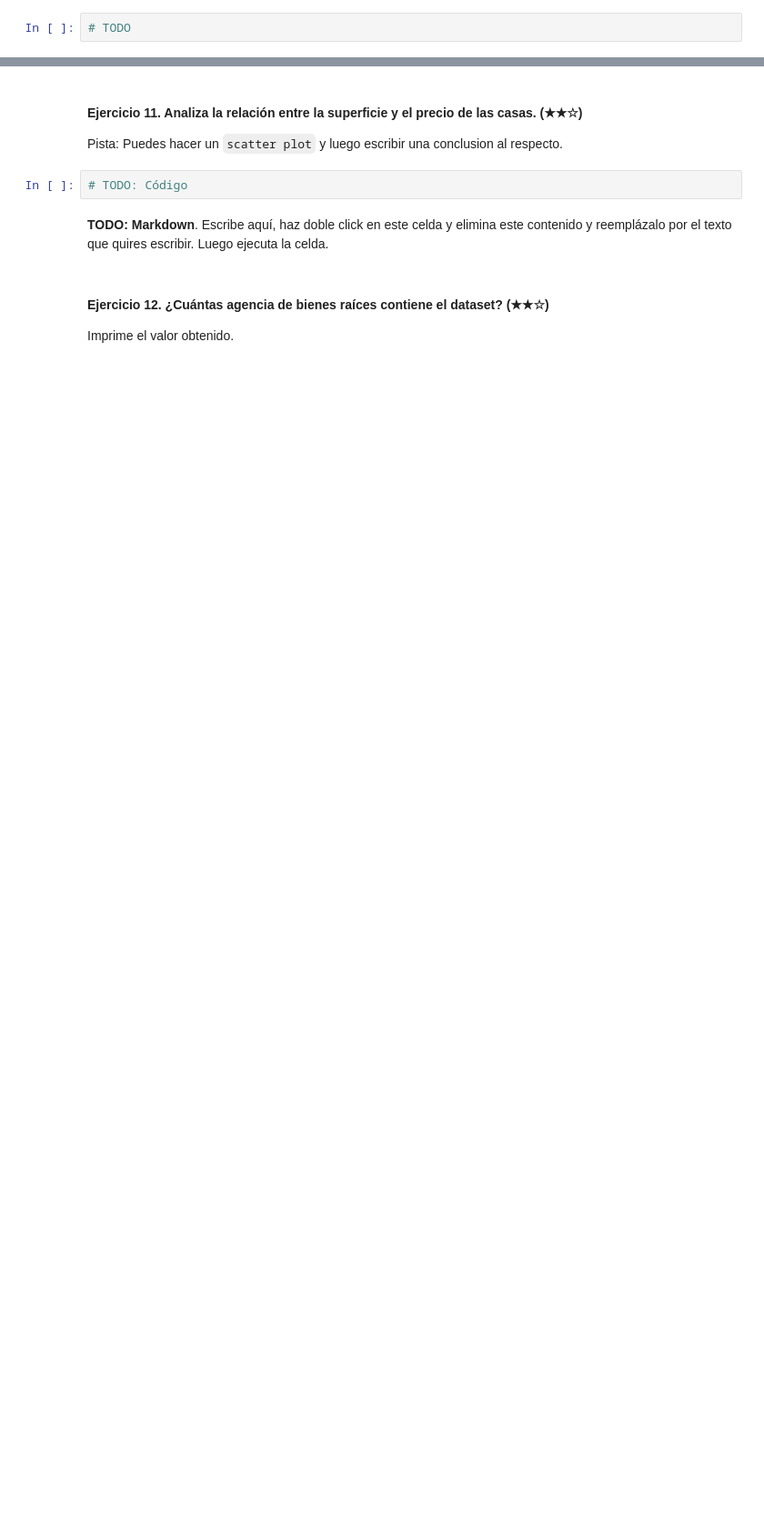
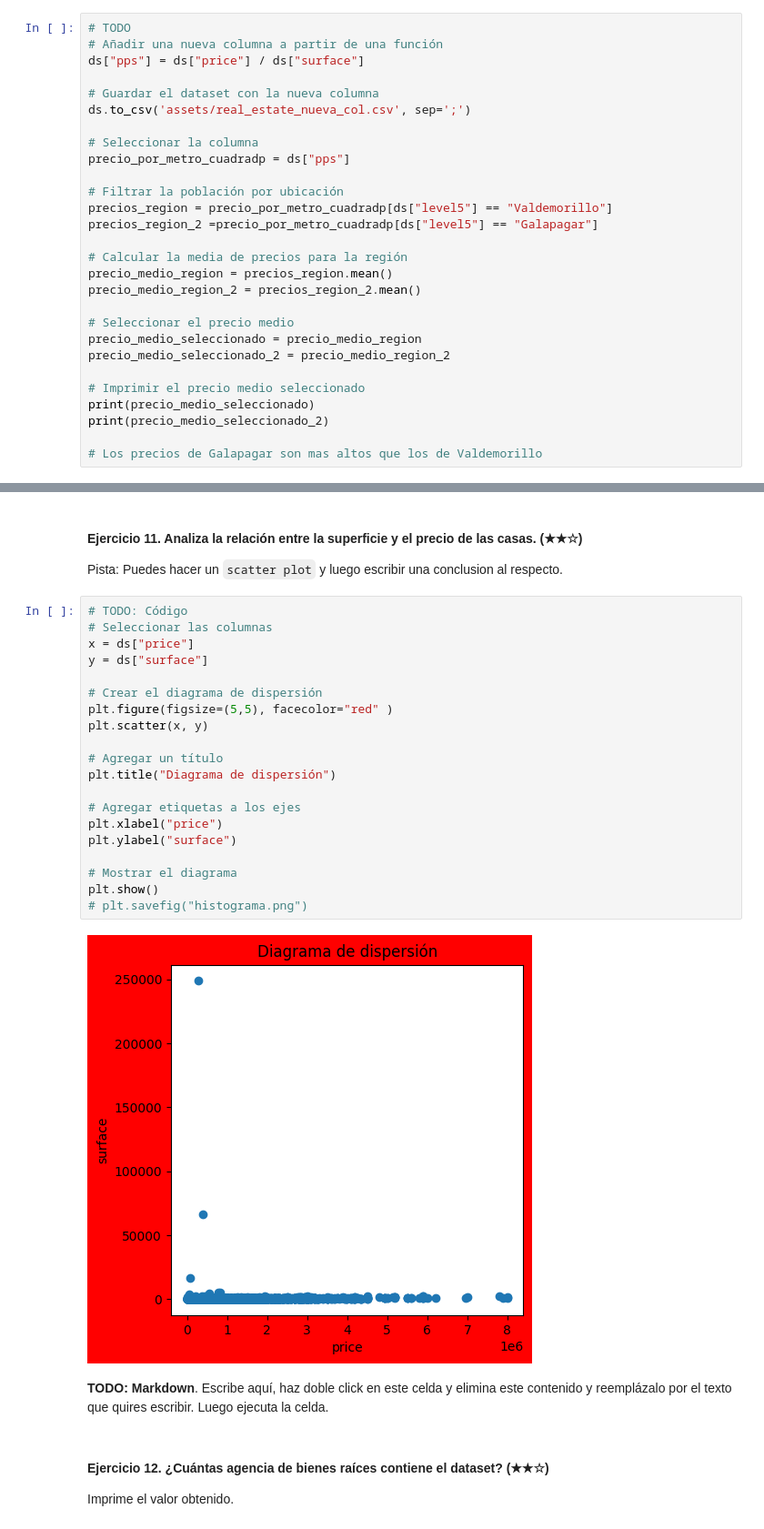
Before and after one commit to amalia1501/realestate-datacleanup-exercise, a Jupyter notebook: project.es.ipynb, the cells around one changed output, grey strips where cells are left out. Shown at 91% size. Saved outputs shown, nothing was run; the diff lists cells and outputs as text; blank space fills up the shorter version.

```diff
--- a/project.es.ipynb
+++ b/project.es.ipynb
@@ -117,3 +254,29 @@ Imprime ambos promedios de precio y escribe una conclusion acerca de ellos.
 Pista: Crea una nueva columna llamada `pps` (price per square) y luego analiza los valore.s
 # %%
 # TODO
+# Añadir una nueva columna a partir de una función
+ds["pps"] = ds["price"] / ds["surface"]
+
+# Guardar el dataset con la nueva columna
+ds.to_csv('assets/real_estate_nueva_col.csv', sep=';')
+
+# Seleccionar la columna
+precio_por_metro_cuadradp = ds["pps"]
+
+# Filtrar la población por ubicación
+precios_region = precio_por_metro_cuadradp[ds["level5"] == "Valdemorillo"]
+precios_region_2 =precio_por_metro_cuadradp[ds["level5"] == "Galapagar"]
+
+# Calcular la media de precios para la región
+precio_medio_region = precios_region.mean()
+precio_medio_region_2 = precios_region_2.mean()
+
+# Seleccionar el precio medio
+precio_medio_seleccionado = precio_medio_region
+precio_medio_seleccionado_2 = precio_medio_region_2
+
+# Imprimir el precio medio seleccionado
+print(precio_medio_seleccionado)
+print(precio_medio_seleccionado_2)
+
+# Los precios de Galapagar son mas altos que los de Valdemorillo
@@ -123,6 +289,26 @@ Pista: Crea una nueva columna llamada `pps` (price per square) y luego analiza l
 Pista: Puedes hacer un `scatter plot` y luego escribir una conclusion al respecto.
 # %%
 # TODO: Código
+# Seleccionar las columnas
+x = ds["price"]
+y = ds["surface"]
+
+# Crear el diagrama de dispersión
+plt.figure(figsize=(5,5), facecolor="red" )
+plt.scatter(x, y)
+
+# Agregar un título
+plt.title("Diagrama de dispersión")
+
+# Agregar etiquetas a los ejes
+plt.xlabel("price")
+plt.ylabel("surface")
+
+# Mostrar el diagrama
+plt.show()
+# plt.savefig("histograma.png")
+# %% [output]
+[figure, added]
 # %% [markdown]
 **TODO: Markdown**. Escribe aquí, haz doble click en este celda y elimina este contenido y reemplázalo por el texto que quires escribir. Luego ejecuta la celda.
 # %% [markdown]
```
Also changed, not shown: parts of 22 cells of this notebook, 2 other files.
